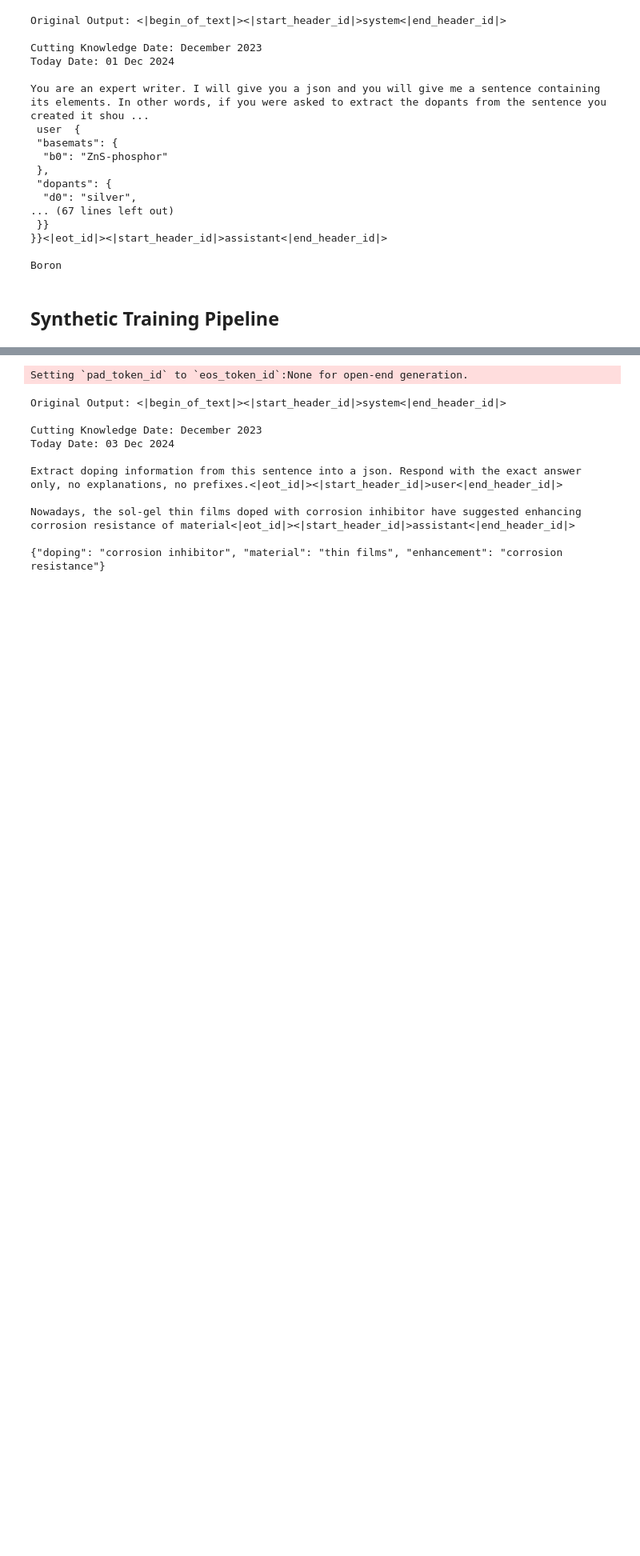
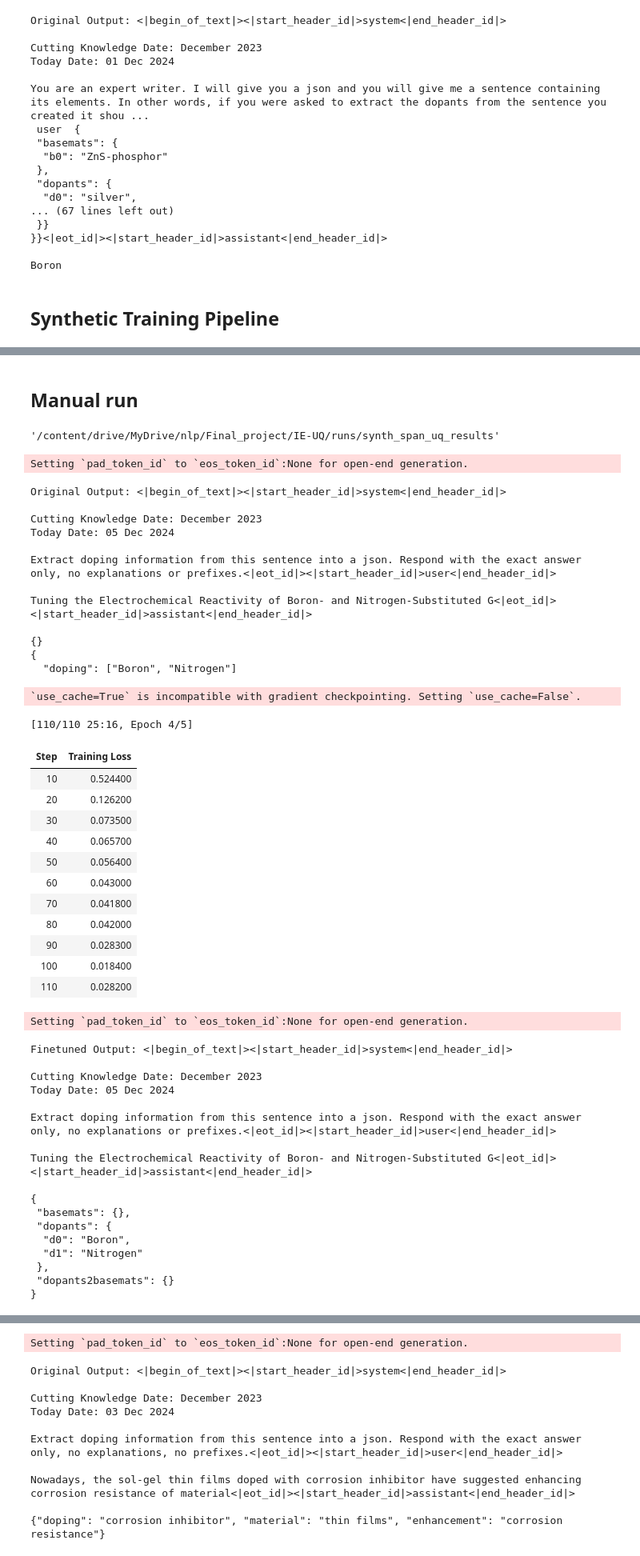
Before and after one commit to tlebryk/IE-UQ, a Jupyter notebook: notebooks/training_pipeline.ipynb, the cells around one changed output, grey strips where cells are left out. Shown at 80% size. Cells and saved outputs as stored; diff of their text form; code cells hidden in the pictures; blank space fills up the shorter version.

```diff
--- a/notebooks/training_pipeline.ipynb
+++ b/notebooks/training_pipeline.ipynb
@@ -430,3 +398,5 @@ uq_score.main(
     uq_metric = "calculate_perplexity_raw",
     # full_output = True,
 )
+# %% [markdown]
+## Manual run
@@ -432,0 +444,4 @@ uq_score.main(
+# %%
+synth_span_dir_final
+# %% [output]
+'/content/drive/MyDrive/nlp/Final_project/IE-UQ/runs/synth_span_uq_results'
@@ -432,0 +456,58 @@ uq_score.main(
+# %%
+synthetic_data.main(
+    model_id = model_id,
+    dataset_path = os.path.join(synth_span_dir_final, "train_dataset.jsonl"),
+    mode = "extraction",
+    output_dir = synth_span_dir_final,
+    bnb_dict = bnb_dict,
+    peft_dict = peft_dict,
+    sft_dict = sft_dict,
+    model_dict = model_dict,
+    generation_dict = generation_dict,
+)
+# %% [output]
+Setting `pad_token_id` to `eos_token_id`:None for open-end generation.
+Original Output: <|begin_of_text|><|start_header_id|>system<|end_header_id|>
+
+Cutting Knowledge Date: December 2023
+Today Date: 05 Dec 2024
+
+Extract doping information from this sentence into a json. Respond with the exact answer only, no explanations or prefixes.<|eot_id|><|start_header_id|>user<|end_header_id|>
+
+Tuning the Electrochemical Reactivity of Boron- and Nitrogen-Substituted G<|eot_id|><|start_header_id|>assistant<|end_header_id|>
+
+{}
+{
+  "doping": ["Boron", "Nitrogen"]
+`use_cache=True` is incompatible with gradient checkpointing. Setting `use_cache=False`.
+[110/110 25:16, Epoch 4/5]
+| Step | Training Loss |
+| 10 | 0.524400 |
+| 20 | 0.126200 |
+| 30 | 0.073500 |
+| 40 | 0.065700 |
+| 50 | 0.056400 |
+| 60 | 0.043000 |
+| 70 | 0.041800 |
+| 80 | 0.042000 |
+| 90 | 0.028300 |
+| 100 | 0.018400 |
+| 110 | 0.028200 |
+Setting `pad_token_id` to `eos_token_id`:None for open-end generation.
+Finetuned Output: <|begin_of_text|><|start_header_id|>system<|end_header_id|>
+
+Cutting Knowledge Date: December 2023
+Today Date: 05 Dec 2024
+
+Extract doping information from this sentence into a json. Respond with the exact answer only, no explanations or prefixes.<|eot_id|><|start_header_id|>user<|end_header_id|>
+
+Tuning the Electrochemical Reactivity of Boron- and Nitrogen-Substituted G<|eot_id|><|start_header_id|>assistant<|end_header_id|>
+
+{
+ "basemats": {},
+ "dopants": {
+  "d0": "Boron",
+  "d1": "Nitrogen"
+ },
+ "dopants2basemats": {}
+}
```
Also changed, not shown: parts of 19 cells of this notebook, 3 other files.
